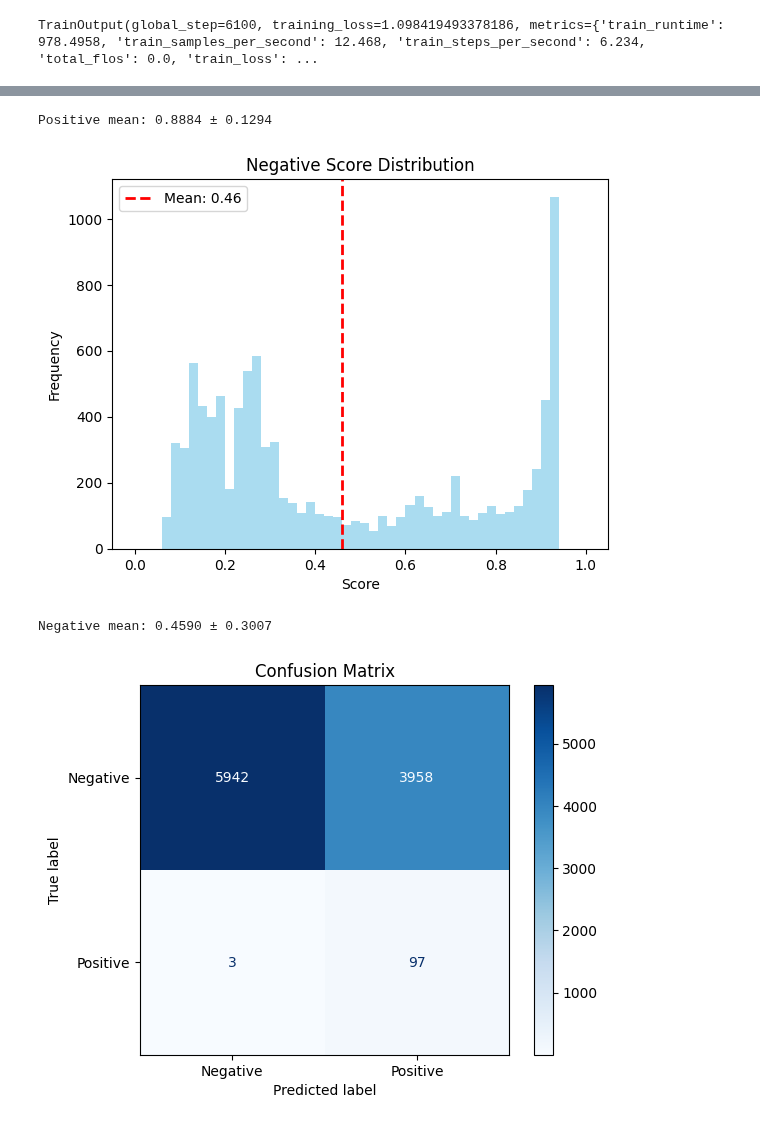
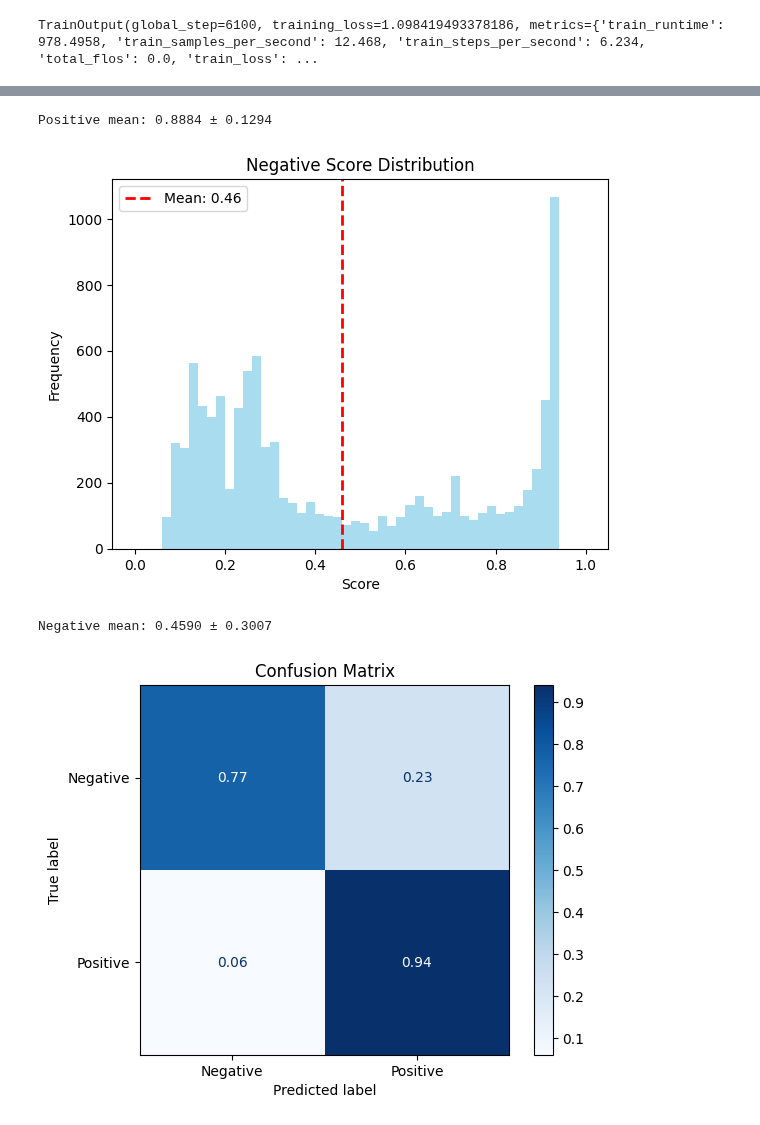
Before and after one commit to hscells-org/project-doehl-boolean-clip, a Jupyter notebook: dev.ipynb, the cells around one changed output, grey strips where cells are left out. Saved outputs shown, nothing was run; the diff lists cells and outputs as text; code cells hidden in the pictures.

Commit message:
normalized confusion thresh 0.8

```diff
--- a/dev.ipynb
+++ b/dev.ipynb
@@ -81,13 +81,13 @@ trainer.train(resume_from_checkpoint=False)
 TrainOutput(global_step=6100, training_loss=1.098419493378186, metrics={'train_runtime': 978.4958, 'train_samples_per_second': 12.468, 'train_steps_per_second': 6.234, 'total_flos': 0.0, 'train_loss': ...
 # %%
 model = model.load(r"./siglip2/2/checkpoint-6100/model.safetensors")
-pos_scores = model.evaluate(data["test"]["q"][:100], data["test"]["d"][:100], plot=True)
+pos_scores = model.evaluate(data["test"]["q"][:100], data["test"]["d"][:100], plot=True, threshold=0.8)
 # %% [output]
 [figure]
 Positive mean: 0.8884 ± 0.1294
 [figure]
 Negative mean: 0.4590 ± 0.3007
-[figure, old version]
+[figure, new version]
 # %%
 neg_data = RandomAccessMismatchedPairs(dataset, key_a="q", key_b="d").to_dataset(10, random_order=True)
 model.evaluate(neg_data["q"], neg_data["d"])
```
Also changed, not shown: 1 other file.
